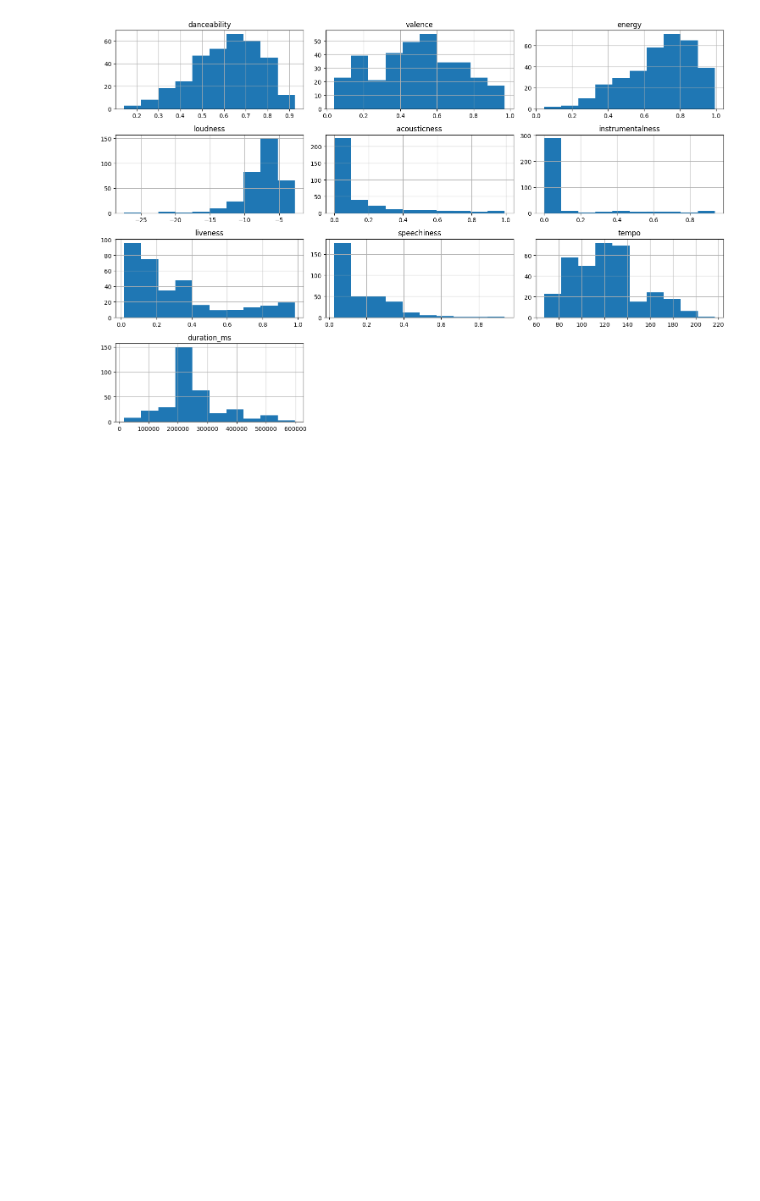
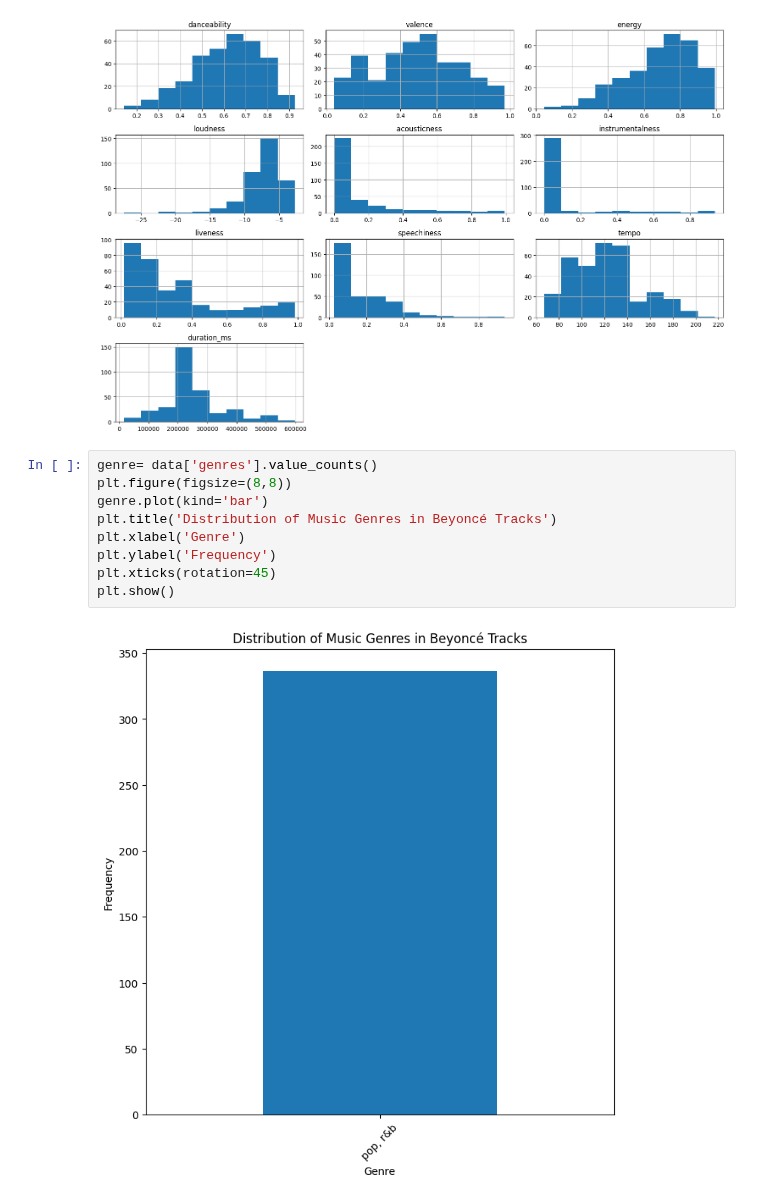
Before and after one commit to SanjilaGangaju/ExploratoryDataAnalysis_usingPython, a Jupyter notebook: beyoncetrack.ipynb, the cells around one changed output. Cells and saved outputs as stored; diff of their text form; blank space fills up the shorter version.

Commit message:
Kaggle Notebook | BeyonceTrack | Version 4

```diff
--- a/beyoncetrack.ipynb
+++ b/beyoncetrack.ipynb
@@ -179,3 +180,14 @@ plt.tight_layout()
 plt.show()
 # %% [output]
 [figure]
+# %%
+genre= data['genres'].value_counts()
+plt.figure(figsize=(8,8))
+genre.plot(kind='bar')
+plt.title('Distribution of Music Genres in Beyoncé Tracks')
+plt.xlabel('Genre')
+plt.ylabel('Frequency')
+plt.xticks(rotation=45)
+plt.show()
+# %% [output]
+[figure, added]
```
Also changed, not shown: parts of 2 cells of this notebook.
